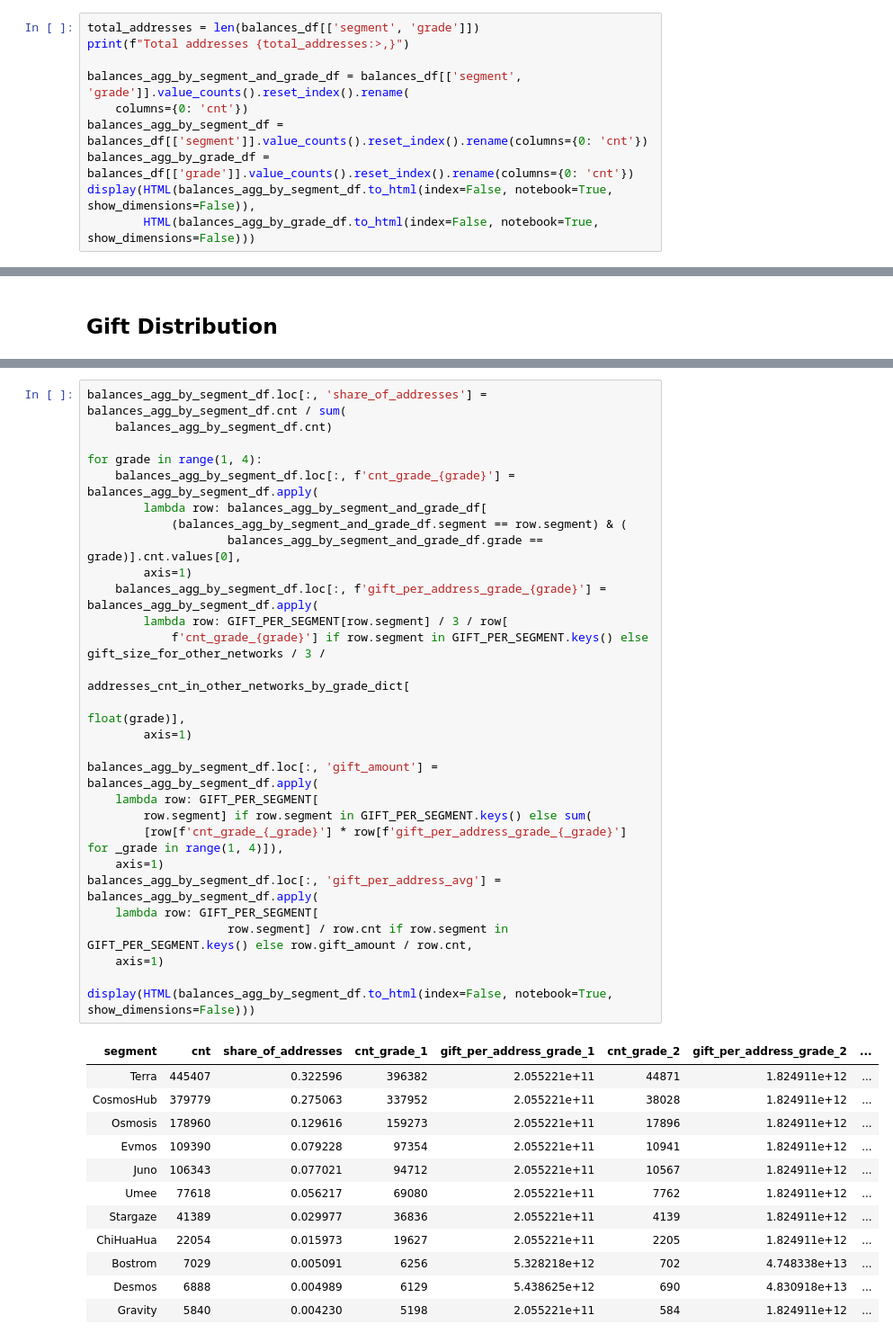
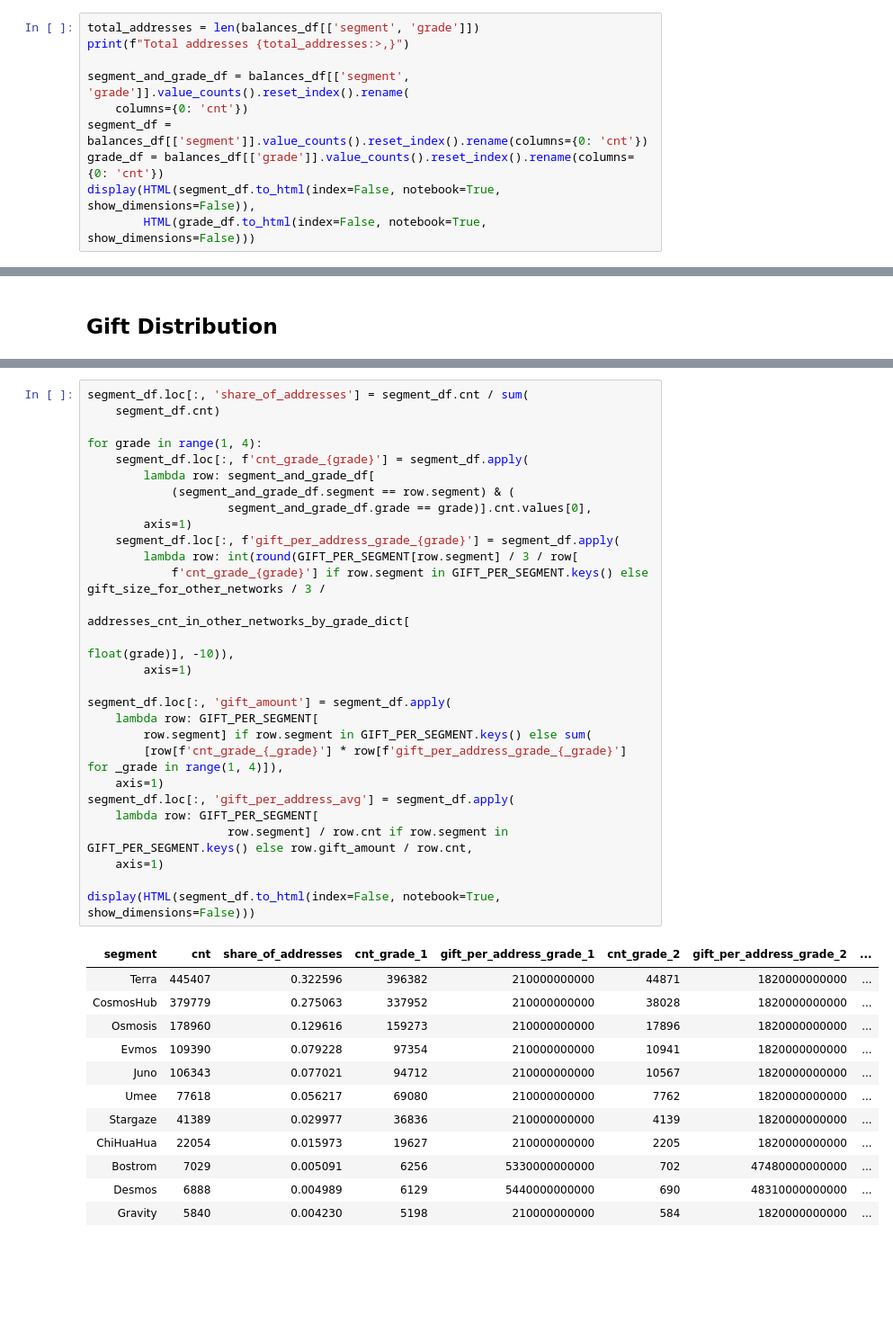
Before and after one commit to Snedashkovsky/cybergift, a Jupyter notebook: pussygift.ipynb, the cells around one changed output, grey strips where cells are left out. Shown at 90% size. Cells and saved outputs as stored; diff of their text form; blank space fills up the shorter version.

```diff
--- a/pussygift.ipynb
+++ b/pussygift.ipynb
@@ -449,12 +443,12 @@ balances_df[['segment', 'grade']].value_counts().reset_index().rename(columns={0
 total_addresses = len(balances_df[['segment', 'grade']])
 print(f"Total addresses {total_addresses:>,}")
 
-balances_agg_by_segment_and_grade_df = balances_df[['segment', 'grade']].value_counts().reset_index().rename(
+segment_and_grade_df = balances_df[['segment', 'grade']].value_counts().reset_index().rename(
     columns={0: 'cnt'})
-balances_agg_by_segment_df = balances_df[['segment']].value_counts().reset_index().rename(columns={0: 'cnt'})
-balances_agg_by_grade_df = balances_df[['grade']].value_counts().reset_index().rename(columns={0: 'cnt'})
-display(HTML(balances_agg_by_segment_df.to_html(index=False, notebook=True, show_dimensions=False)),
-        HTML(balances_agg_by_grade_df.to_html(index=False, notebook=True, show_dimensions=False)))
+segment_df = balances_df[['segment']].value_counts().reset_index().rename(columns={0: 'cnt'})
+grade_df = balances_df[['grade']].value_counts().reset_index().rename(columns={0: 'cnt'})
+display(HTML(segment_df.to_html(index=False, notebook=True, show_dimensions=False)),
+        HTML(grade_df.to_html(index=False, notebook=True, show_dimensions=False)))
 # %% [output]
 Total addresses 1,380,697
 | segment | cnt |
@@ -513,41 +509,41 @@ Gift for other networks: 7.5e+17
 # %%
-balances_agg_by_segment_df.loc[:, 'share_of_addresses'] = balances_agg_by_segment_df.cnt / sum(
-    balances_agg_by_segment_df.cnt)
+segment_df.loc[:, 'share_of_addresses'] = segment_df.cnt / sum(
+    segment_df.cnt)
 
 for grade in range(1, 4):
-    balances_agg_by_segment_df.loc[:, f'cnt_grade_{grade}'] = balances_agg_by_segment_df.apply(
-        lambda row: balances_agg_by_segment_and_grade_df[
-            (balances_agg_by_segment_and_grade_df.segment == row.segment) & (
-                    balances_agg_by_segment_and_grade_df.grade == grade)].cnt.values[0],
+    segment_df.loc[:, f'cnt_grade_{grade}'] = segment_df.apply(
+        lambda row: segment_and_grade_df[
+            (segment_and_grade_df.segment == row.segment) & (
+                    segment_and_grade_df.grade == grade)].cnt.values[0],
         axis=1)
-    balances_agg_by_segment_df.loc[:, f'gift_per_address_grade_{grade}'] = balances_agg_by_segment_df.apply(
-        lambda row: GIFT_PER_SEGMENT[row.segment] / 3 / row[
+    segment_df.loc[:, f'gift_per_address_grade_{grade}'] = segment_df.apply(
+        lambda row: int(round(GIFT_PER_SEGMENT[row.segment] / 3 / row[
             f'cnt_grade_{grade}'] if row.segment in GIFT_PER_SEGMENT.keys() else gift_size_for_other_networks / 3 /
                                                                                  addresses_cnt_in_other_networks_by_grade_dict[
-                                                                                     float(grade)],
+                                                                                     float(grade)], -10)),
         axis=1)
 
-balances_agg_by_segment_df.loc[:, 'gift_amount'] = balances_agg_by_segment_df.apply(
+segment_df.loc[:, 'gift_amount'] = segment_df.apply(
     lambda row: GIFT_PER_SEGMENT[
         row.segment] if row.segment in GIFT_PER_SEGMENT.keys() else sum(
         [row[f'cnt_grade_{_grade}'] * row[f'gift_per_address_grade_{_grade}'] for _grade in range(1, 4)]),
     axis=1)
-balances_agg_by_segment_df.loc[:, 'gift_per_address_avg'] = balances_agg_by_segment_df.apply(
+segment_df.loc[:, 'gift_per_address_avg'] = segment_df.apply(
     lambda row: GIFT_PER_SEGMENT[
                     row.segment] / row.cnt if row.segment in GIFT_PER_SEGMENT.keys() else row.gift_amount / row.cnt,
     axis=1)
 
-display(HTML(balances_agg_by_segment_df.to_html(index=False, notebook=True, show_dimensions=False)))
+display(HTML(segment_df.to_html(index=False, notebook=True, show_dimensions=False)))
 # %% [output]
 | segment | cnt | share_of_addresses | cnt_grade_1 | gift_per_address_grade_1 | cnt_grade_2 | gift_per_address_grade_2 | ... |
-| Terra | 445407 | 0.322596 | 396382 | 2.055221e+11 | 44871 | 1.824911e+12 | ... |
-| CosmosHub | 379779 | 0.275063 | 337952 | 2.055221e+11 | 38028 | 1.824911e+12 | ... |
-| Osmosis | 178960 | 0.129616 | 159273 | 2.055221e+11 | 17896 | 1.824911e+12 | ... |
-| Evmos | 109390 | 0.079228 | 97354 | 2.055221e+11 | 10941 | 1.824911e+12 | ... |
-| Juno | 106343 | 0.077021 | 94712 | 2.055221e+11 | 10567 | 1.824911e+12 | ... |
-| Umee | 77618 | 0.056217 | 69080 | 2.055221e+11 | 7762 | 1.824911e+12 | ... |
-| Stargaze | 41389 | 0.029977 | 36836 | 2.055221e+11 | 4139 | 1.824911e+12 | ... |
-| ChiHuaHua | 22054 | 0.015973 | 19627 | 2.055221e+11 | 2205 | 1.824911e+12 | ... |
-| Bostrom | 7029 | 0.005091 | 6256 | 5.328218e+12 | 702 | 4.748338e+13 | ... |
-| Desmos | 6888 | 0.004989 | 6129 | 5.438625e+12 | 690 | 4.830918e+13 | ... |
-| Gravity | 5840 | 0.004230 | 5198 | 2.055221e+11 | 584 | 1.824911e+12 | ... |
+| Terra | 445407 | 0.322596 | 396382 | 210000000000 | 44871 | 1820000000000 | ... |
+| CosmosHub | 379779 | 0.275063 | 337952 | 210000000000 | 38028 | 1820000000000 | ... |
+| Osmosis | 178960 | 0.129616 | 159273 | 210000000000 | 17896 | 1820000000000 | ... |
+| Evmos | 109390 | 0.079228 | 97354 | 210000000000 | 10941 | 1820000000000 | ... |
+| Juno | 106343 | 0.077021 | 94712 | 210000000000 | 10567 | 1820000000000 | ... |
+| Umee | 77618 | 0.056217 | 69080 | 210000000000 | 7762 | 1820000000000 | ... |
+| Stargaze | 41389 | 0.029977 | 36836 | 210000000000 | 4139 | 1820000000000 | ... |
+| ChiHuaHua | 22054 | 0.015973 | 19627 | 210000000000 | 2205 | 1820000000000 | ... |
+| Bostrom | 7029 | 0.005091 | 6256 | 5330000000000 | 702 | 47480000000000 | ... |
+| Desmos | 6888 | 0.004989 | 6129 | 5440000000000 | 690 | 48310000000000 | ... |
+| Gravity | 5840 | 0.004230 | 5198 | 210000000000 | 584 | 1820000000000 | ... |
```
Also changed, not shown: parts of 16 cells of this notebook.
